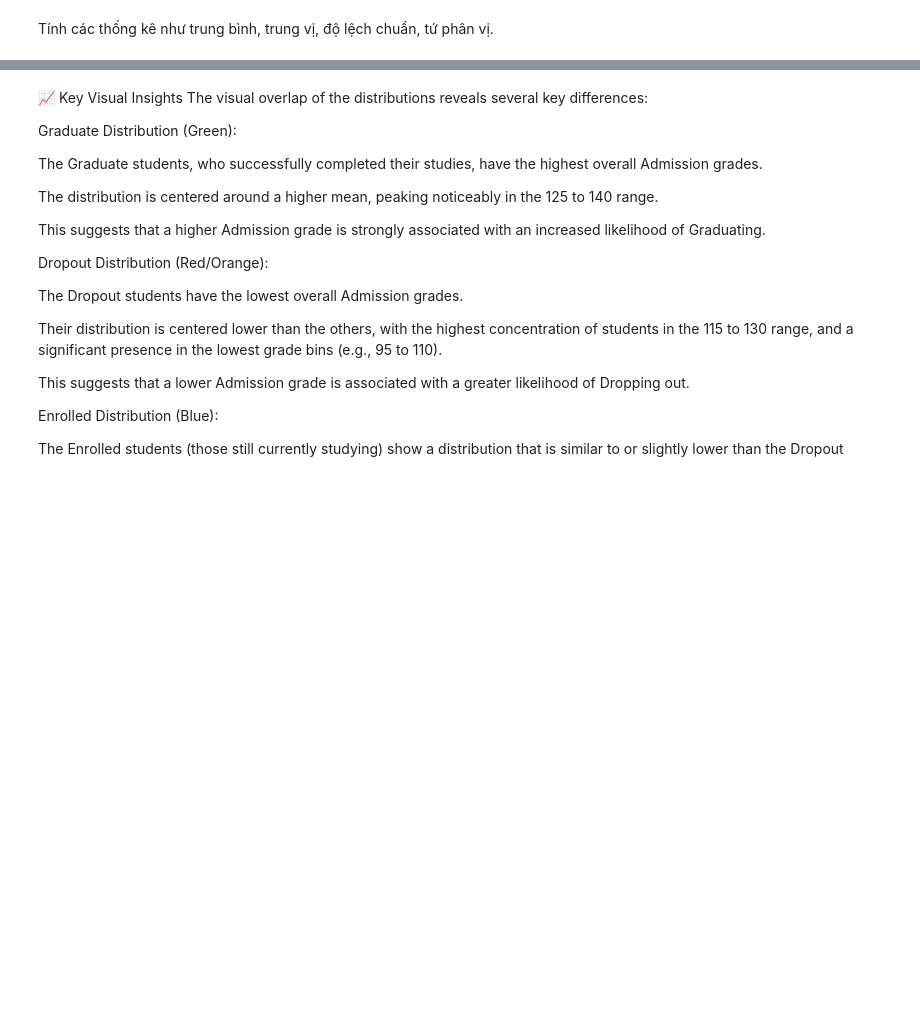
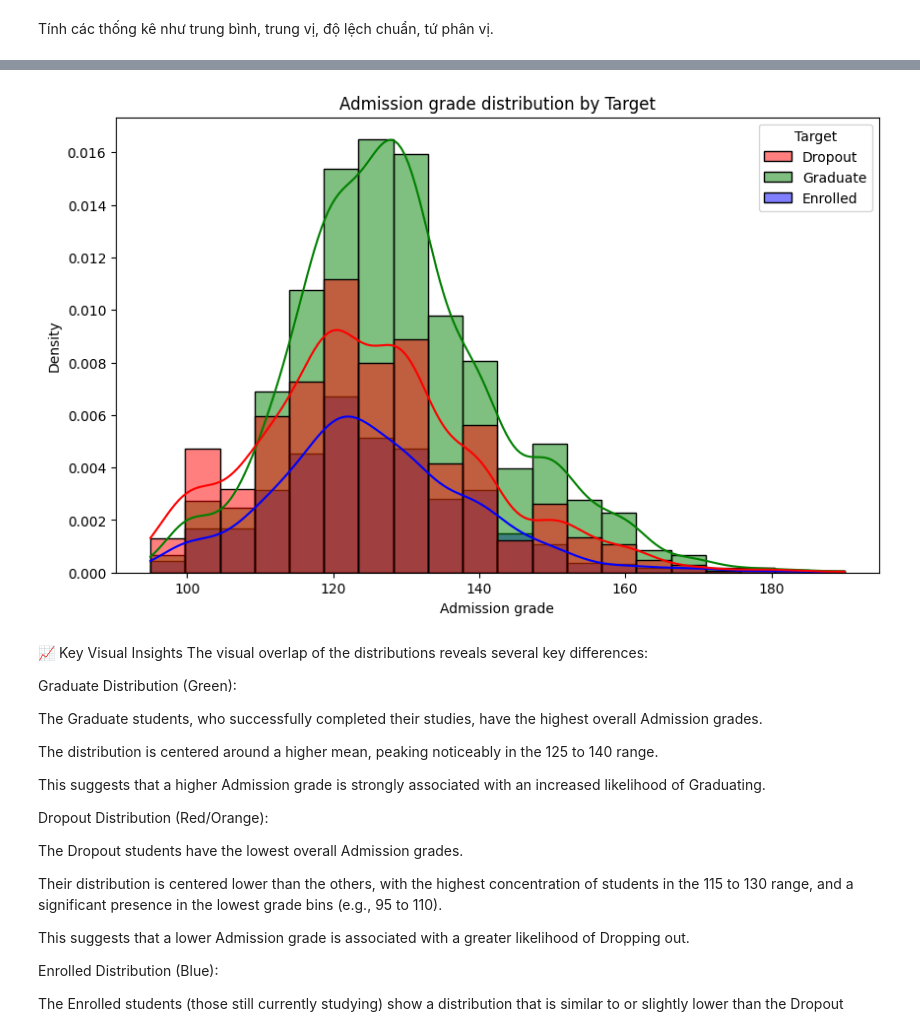
Before and after one commit to Scrowbin/end, a Jupyter notebook: code.ipynb, the cells around one changed output, grey strips where cells are left out. Cells and saved outputs as stored; diff of their text form; code cells hidden in the pictures; blank space fills up the shorter version.

```diff
--- a/code.ipynb
+++ b/code.ipynb
@@ -149,6 +149,27 @@ df_numeric.describe()
 | 50% | 133.100000 | 126.100000 | 20.000000 | 0.000000 | 6.000000 | ... |
 | 75% | 140.000000 | 134.800000 | 25.000000 | 0.000000 | 7.000000 | ... |
 | max | 190.000000 | 190.000000 | 70.000000 | 20.000000 | 26.000000 | ... |
+# %%
+plt.figure(figsize=(10,6))
+
+# Histogram split by target
+sns.histplot(
+    data=df,
+    x='Admission grade',
+    hue='Target',        # separates Dropout vs Graduate
+    bins=20,             # adjust for clarity
+    kde=True,            # optional: overlay density
+    stat='density',      # normalize for comparison
+    palette=['red', 'green','blue'],
+    alpha=0.5
+)
+
+plt.title('Admission grade distribution by Target')
+plt.xlabel('Admission grade')
+plt.ylabel('Density')
+plt.show()
+# %% [output]
+[figure, added]
 # %% [markdown]
 📈 Key Visual Insights
 The visual overlap of the distributions reveals several key differences:
```
